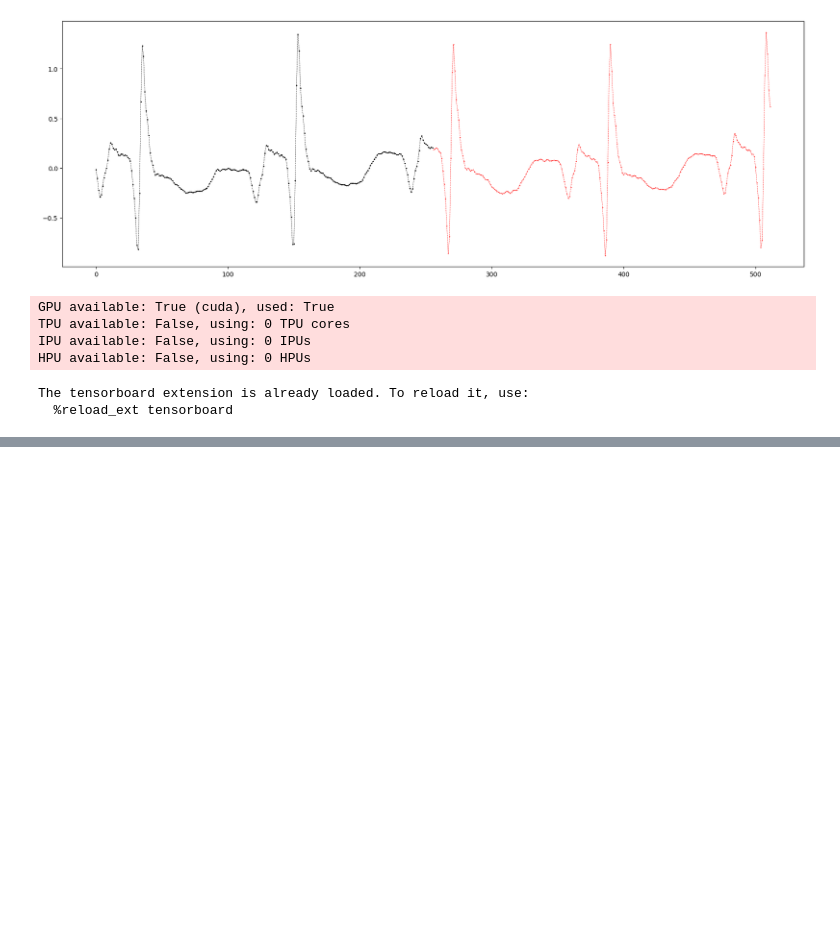
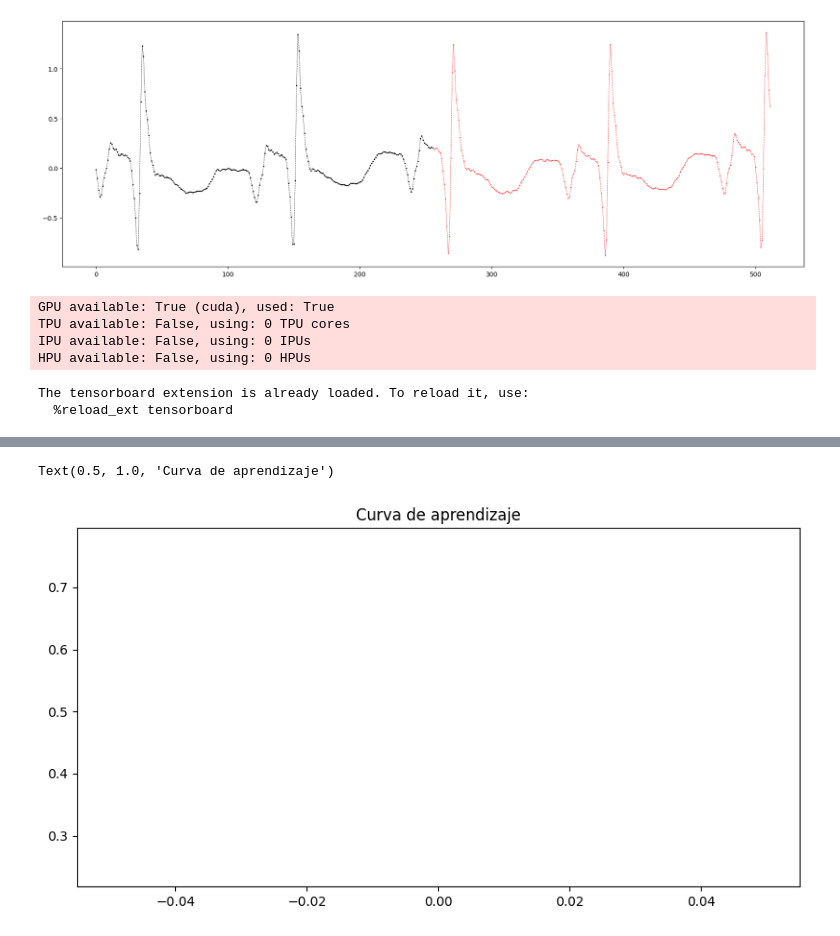
Before and after one commit to M4thinking/Mismodelling-on-Time-Series, a Jupyter notebook: scripts/models.ipynb, the cells around one changed output, grey strips where cells are left out. Drawn from its saved outputs; the diff is of its cells as text; code cells hidden in the pictures; blank space fills up the shorter version.

```diff
--- a/scripts/models.ipynb
+++ b/scripts/models.ipynb
@@ -289,0 +315,9 @@ LOCAL_RANK: 0 - CUDA_VISIBLE_DEVICES: [0]
+# %%
+# Graficar curva de aprendizaje
+plt.figure(figsize=(10, 5))
+plt.plot(trainer.callback_metrics['train/loss'])
+plt.plot(trainer.callback_metrics['val/loss'])
+plt.title('Curva de aprendizaje')
+# %% [output]
+Text(0.5, 1.0, 'Curva de aprendizaje')
+[figure, added]
```
Also changed, not shown: parts of 3 cells of this notebook, 3 other files.
